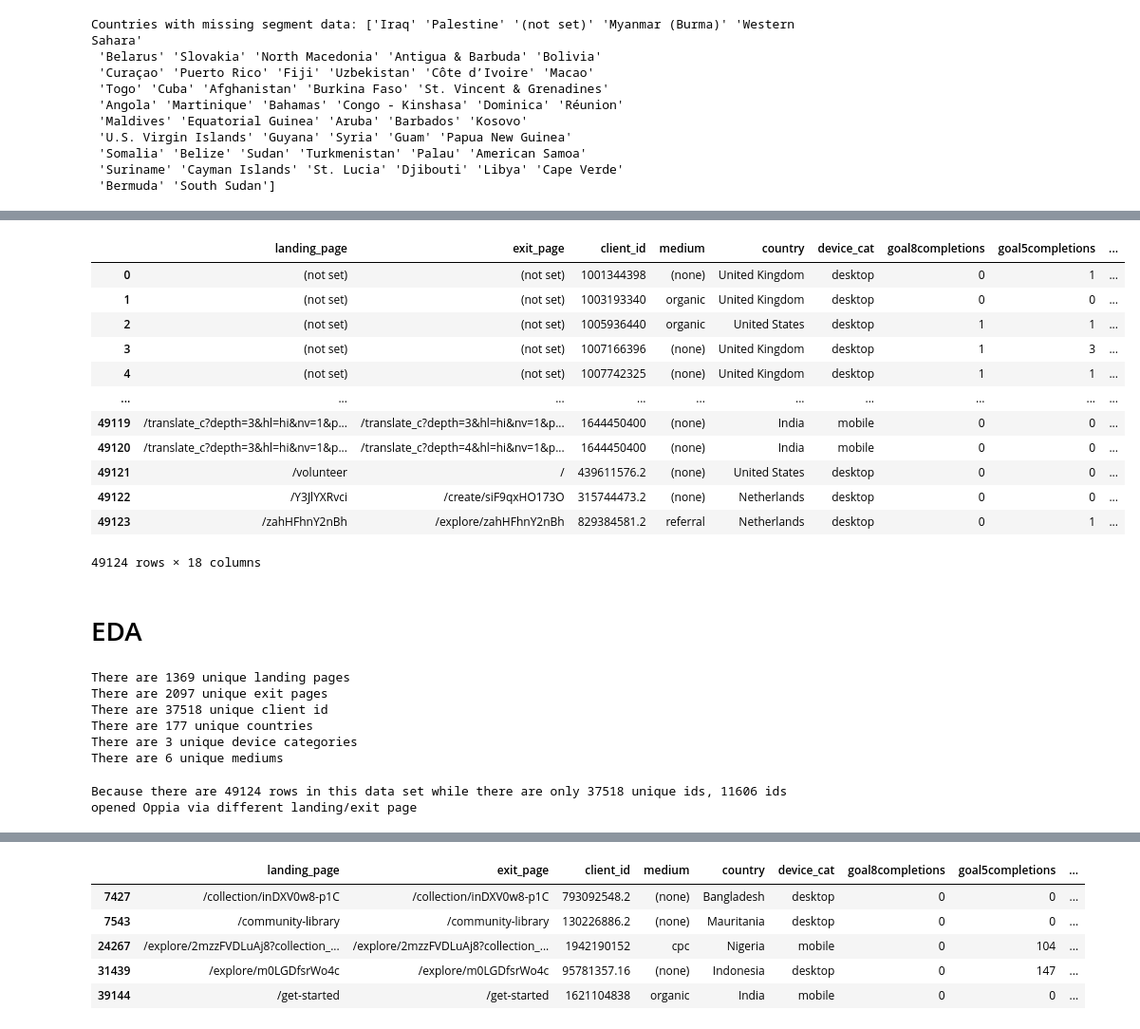
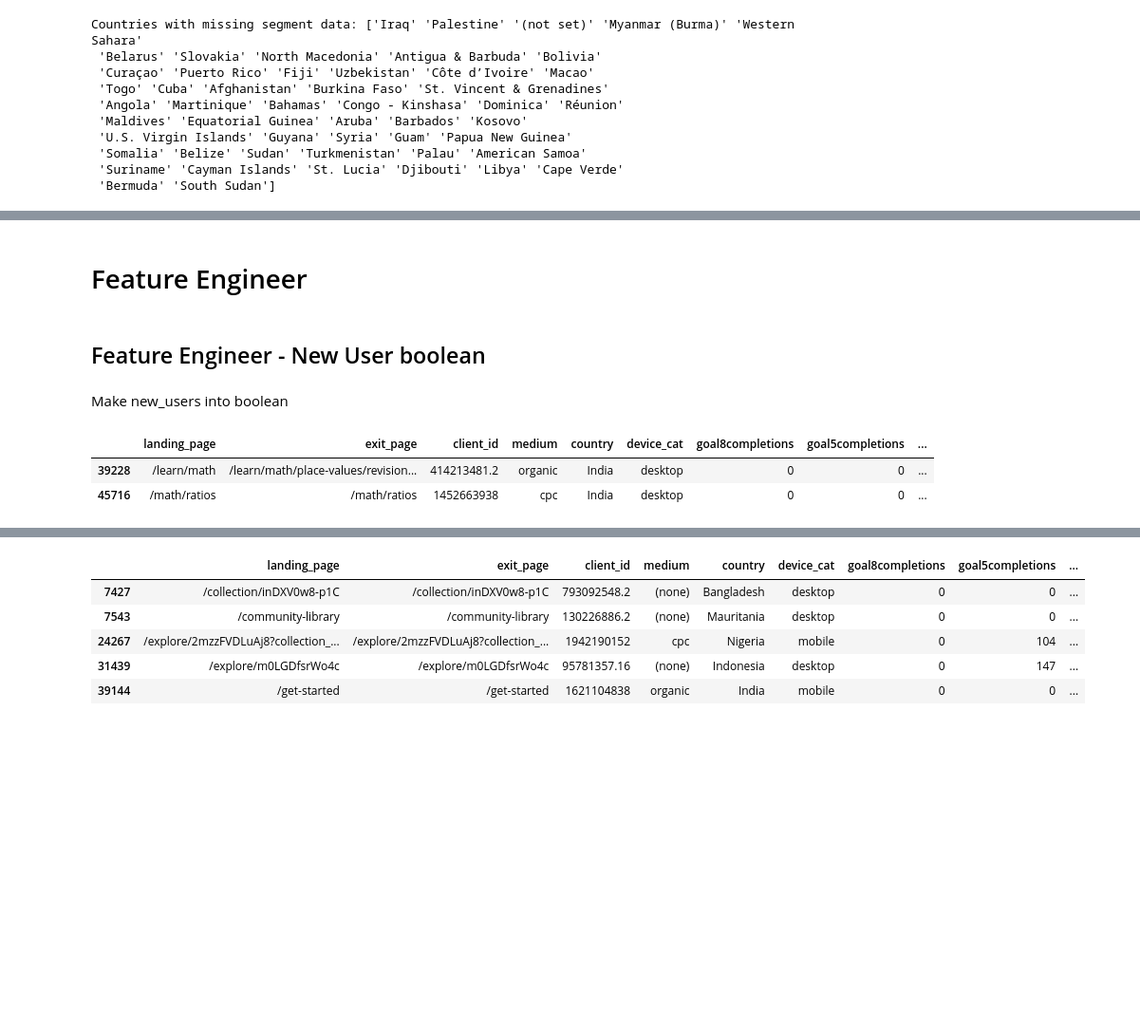
Before and after one commit to hakhuong/Predict-Lesson-Completion-Oppia-, a Jupyter notebook: Predict exploration completion.ipynb, the cells around one changed output, grey strips where cells are left out. Shown at 95% size. Saved outputs shown, nothing was run; the diff lists cells and outputs as text; code cells hidden in the pictures; blank space fills up the shorter version.

```diff
--- a/Predict exploration completion.ipynb
+++ b/Predict exploration completion.ipynb
@@ -15,8 +21,9 @@ raw_data.columns = ['landing_page', 'exit_page', 'client_id', 'medium', 'country
 # Add features
 raw_data['goal8cr']= raw_data['goal8completions']/raw_data['sessions']
 raw_data['goal5cr'] = raw_data['goal5completions']/raw_data['sessions']
+
 # drop
-#joined_data.drop(['time_after_search'], inplace = True, )
+raw_data.drop(['time_after_search'], inplace = True, axis = 1 )
 # %%
 segment = pd.read_csv('./Data/cluster_handpicked.csv')
 segment = segment[['country', 'new_cluster_cat']]
@@ -72,19 +85,25 @@ Countries with missing segment data: ['Iraq' 'Palestine' '(not set)' 'Myanmar (B
 # Countries with missing segment data will be marked as Other
 missing_segment_index = joined_data[joined_data.country_segment.isna()].index
 joined_data.loc[missing_segment_index, 'country_segment'] = 'Other'
+# %% [markdown]
+# Feature Engineer
+# %% [markdown]
+## Feature Engineer - New User boolean
+# %% [markdown]
+Make new_users into boolean
+# %%
+# Replace new_users = 2 by 1
+index_newUsers = joined_data[joined_data.new_users >=1 ].index
+joined_data.loc[index_newUsers, 'new_users'] = True
+
+index_returningUsers = joined_data[joined_data.new_users == 0 ].index
+joined_data.loc[index_returningUsers, 'new_users'] = False
+# %%
+# Delete medium blog rows (2 row)
+joined_data.drop(joined_data[joined_data.medium == 'blog'].index, inplace = True)
 # %%
-joined_data
+joined_data.sample(2)
 # %% [output]
 |  | landing_page | exit_page | client_id | medium | country | device_cat | goal8completions | goal5completions | ... |
-| 0 | (not set) | (not set) | 1001344398 | (none) | United Kingdom | desktop | 0 | 1 | ... |
-| 1 | (not set) | (not set) | 1003193340 | organic | United Kingdom | desktop | 0 | 0 | ... |
-| 2 | (not set) | (not set) | 1005936440 | organic | United States | desktop | 1 | 1 | ... |
-| 3 | (not set) | (not set) | 1007166396 | (none) | United Kingdom | desktop | 1 | 3 | ... |
-| 4 | (not set) | (not set) | 1007742325 | (none) | United Kingdom | desktop | 1 | 1 | ... |
-| ... | ... | ... | ... | ... | ... | ... | ... | ... | ... |
-| 49119 | /translate_c?depth=3&hl=hi&nv=1&p... | /translate_c?depth=3&hl=hi&nv=1&p... | 1644450400 | (none) | India | mobile | 0 | 0 | ... |
-| 49120 | /translate_c?depth=3&hl=hi&nv=1&p... | /translate_c?depth=4&hl=hi&nv=1&p... | 1644450400 | (none) | India | mobile | 0 | 0 | ... |
-| 49121 | /volunteer | / | 439611576.2 | (none) | United States | desktop | 0 | 0 | ... |
-| 49122 | /Y3JlYXRvci | /create/siF9qxHO173O | 315744473.2 | (none) | Netherlands | desktop | 0 | 0 | ... |
-| 49123 | /zahHFhnY2nBh | /explore/zahHFhnY2nBh | 829384581.2 | referral | Netherlands | desktop | 0 | 1 | ... |
+| 39228 | /learn/math | /learn/math/place-values/revision... | 414213481.2 | organic | India | desktop | 0 | 0 | ... |
+| 45716 | /math/ratios | /math/ratios | 1452663938 | cpc | India | desktop | 0 | 0 | ... |
-49124 rows × 18 columns
@@ -95,25 +109,0 @@ joined_data
-# %% [markdown]
-# EDA
-# %%
-print('There are {} unique landing pages'.format(len(joined_data['landing_page'].unique())))
-print('There are {} unique exit pages'.format(len(joined_data['exit_page'].unique())))
-print('There are {} unique client id'.format(len(joined_data['client_id'].unique())))
-print('There are {} unique countries'.format(len(joined_data['country'].unique())))
-print('There are {} unique device categories'.format(len(joined_data['device_cat'].unique())))
-print('There are {} unique mediums'.format(len(joined_data['medium'].unique())))
-# %% [output]
-There are 1369 unique landing pages
-There are 2097 unique exit pages
-There are 37518 unique client id
-There are 177 unique countries
-There are 3 unique device categories
-There are 6 unique mediums
-# %%
-row_count = len(joined_data)
-unique_ids_count = len(joined_data['client_id'].unique())
-ids_different_page = row_count-unique_ids_count
-
-print('Because there are {} rows in this data set while there are only {} unique ids, {} ids opened Oppia via different landing/exit page'\
-          .format(row_count, unique_ids_count, ids_different_page))
-# %% [output]
-Because there are 49124 rows in this data set while there are only 37518 unique ids, 11606 ids opened Oppia via different landing/exit page
```
Also changed, not shown: parts of 62 cells of this notebook, 1 other file.
